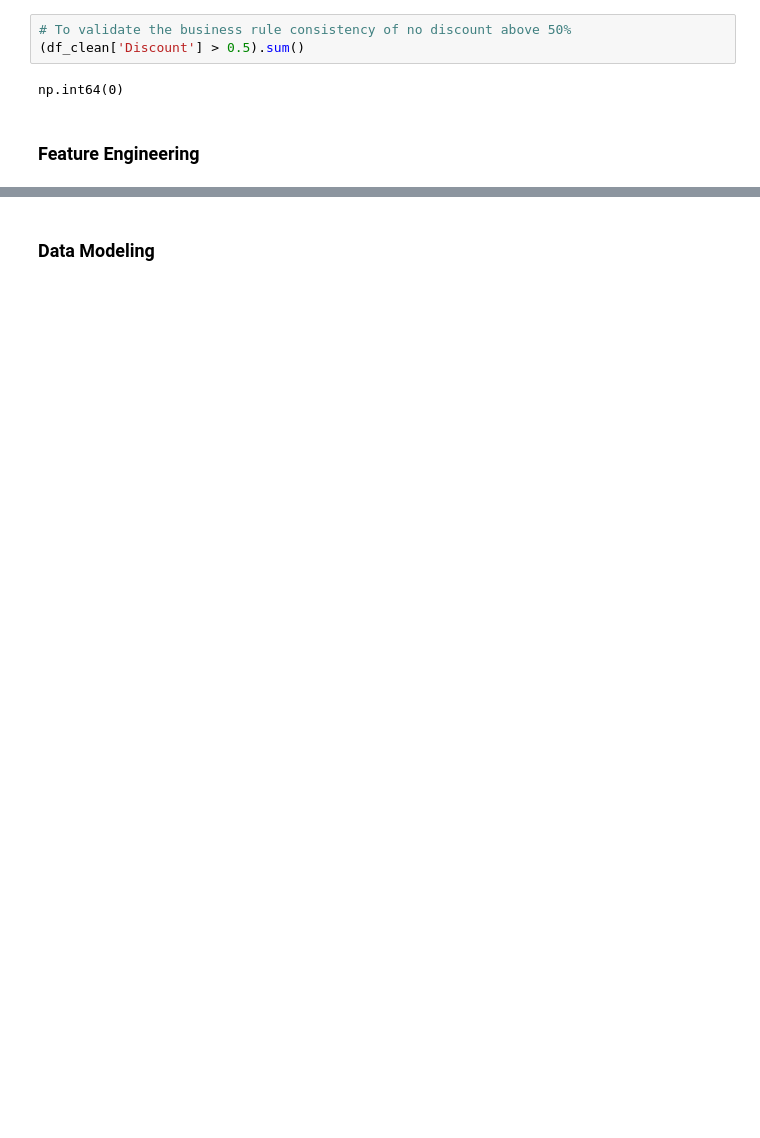
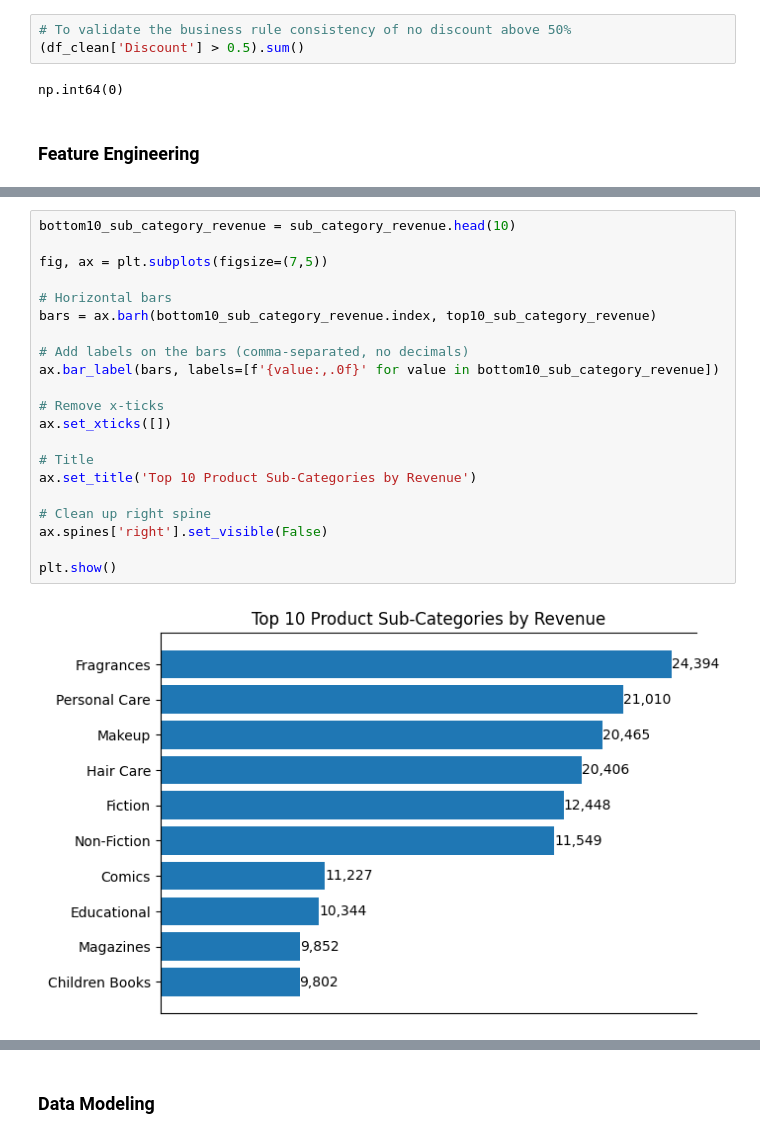
Before and after one commit to Orinamhe/Globex-Retail-end-to-end-data-engineering-analysis-project, a Jupyter notebook: etl_globex_file.ipynb, the cells around one changed output, grey strips where cells are left out. Cells and saved outputs as stored; diff of their text form; blank space fills up the shorter version.

```diff
--- a/etl_globex_file.ipynb
+++ b/etl_globex_file.ipynb
@@ -228,0 +338,23 @@ np.int64(0)
+# %%
+bottom10_sub_category_revenue = sub_category_revenue.head(10)
+
+fig, ax = plt.subplots(figsize=(7,5))
+
+# Horizontal bars
+bars = ax.barh(bottom10_sub_category_revenue.index, top10_sub_category_revenue)
+
+# Add labels on the bars (comma-separated, no decimals)
+ax.bar_label(bars, labels=[f'{value:,.0f}' for value in bottom10_sub_category_revenue])
+
+# Remove x-ticks
+ax.set_xticks([])
+
+# Title
+ax.set_title('Top 10 Product Sub-Categories by Revenue')
+
+# Clean up right spine
+ax.spines['right'].set_visible(False)
+
+plt.show()
+# %% [output]
+[figure, added]
```
Also changed, not shown: parts of 25 cells of this notebook, 1 other file.
